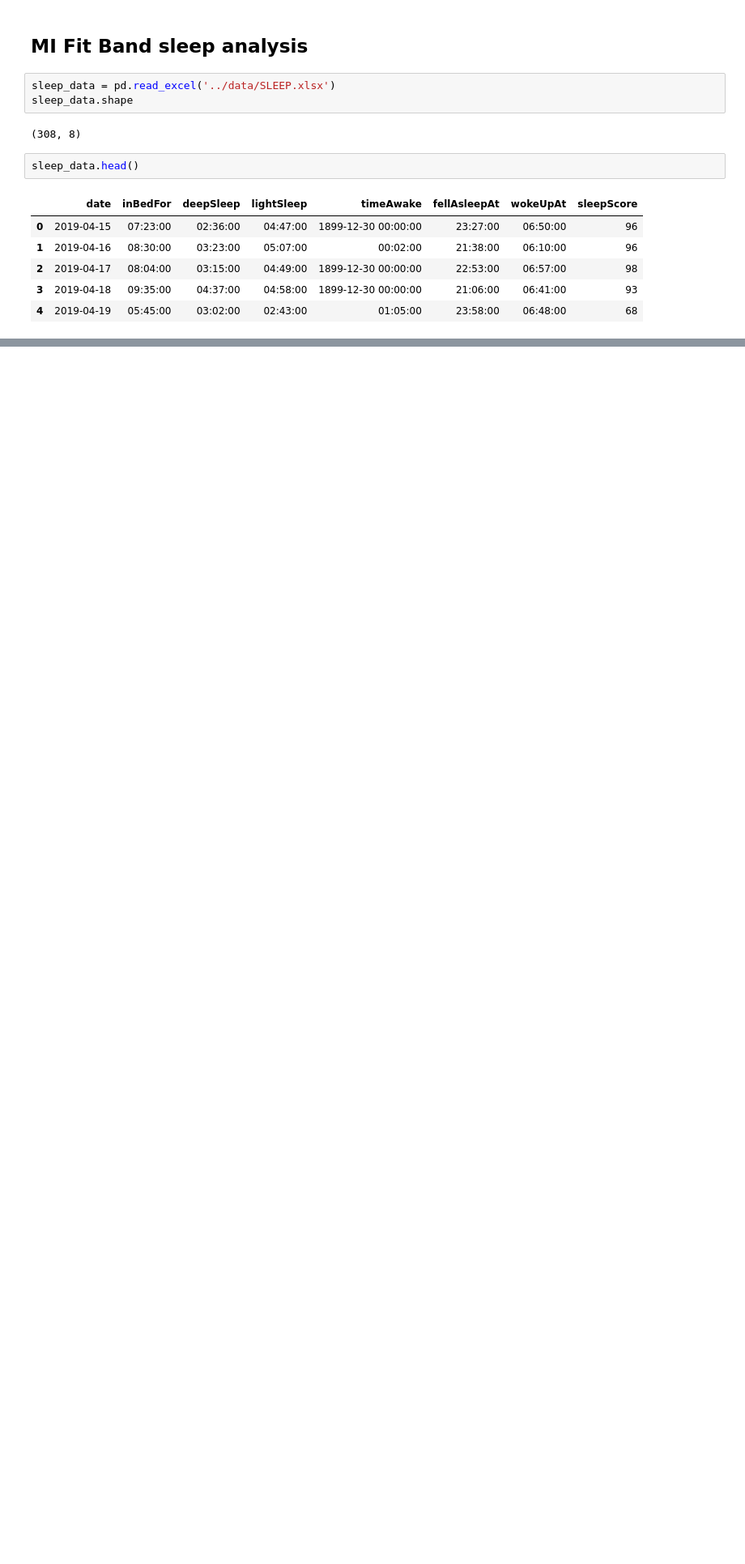
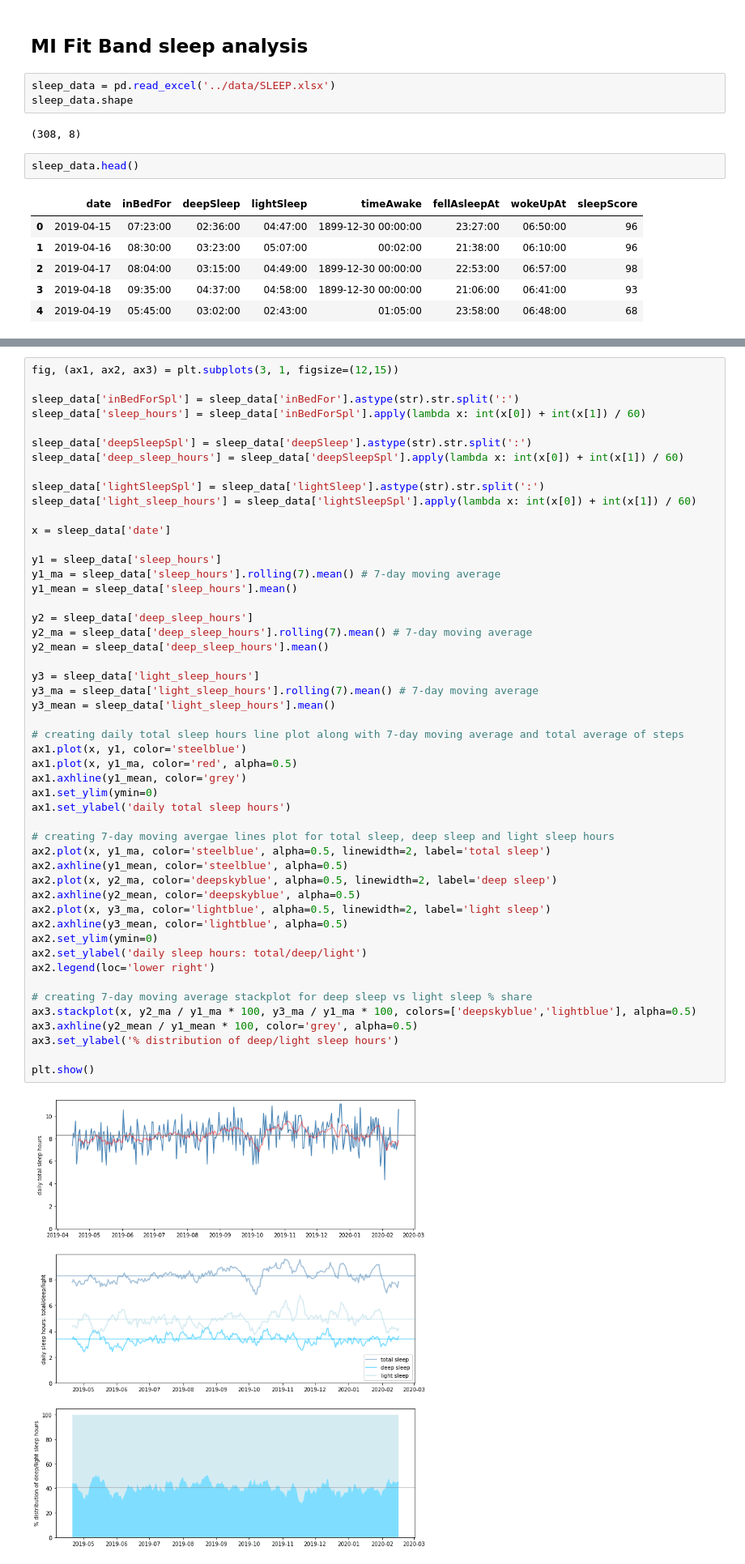
Before and after one commit to dariustamasauskas/MI-Fit-Band, a Jupyter notebook: Analysis/MI_Fit_Band.ipynb, the cells around one changed output, grey strips where cells are left out. Shown at 81% size. Saved outputs shown, nothing was run; the diff lists cells and outputs as text; blank space fills up the shorter version.

```diff
--- a/Analysis/MI_Fit_Band.ipynb
+++ b/Analysis/MI_Fit_Band.ipynb
@@ -261,0 +300,52 @@ sleep_data.head()
+# %%
+fig, (ax1, ax2, ax3) = plt.subplots(3, 1, figsize=(12,15))
+
+sleep_data['inBedForSpl'] = sleep_data['inBedFor'].astype(str).str.split(':')
+sleep_data['sleep_hours'] = sleep_data['inBedForSpl'].apply(lambda x: int(x[0]) + int(x[1]) / 60)
+
+sleep_data['deepSleepSpl'] = sleep_data['deepSleep'].astype(str).str.split(':')
+sleep_data['deep_sleep_hours'] = sleep_data['deepSleepSpl'].apply(lambda x: int(x[0]) + int(x[1]) / 60)
+
+sleep_data['lightSleepSpl'] = sleep_data['lightSleep'].astype(str).str.split(':')
+sleep_data['light_sleep_hours'] = sleep_data['lightSleepSpl'].apply(lambda x: int(x[0]) + int(x[1]) / 60)
+
+x = sleep_data['date']
+
+y1 = sleep_data['sleep_hours']
+y1_ma = sleep_data['sleep_hours'].rolling(7).mean() # 7-day moving average
+y1_mean = sleep_data['sleep_hours'].mean()
+
+y2 = sleep_data['deep_sleep_hours']
+y2_ma = sleep_data['deep_sleep_hours'].rolling(7).mean() # 7-day moving average
+y2_mean = sleep_data['deep_sleep_hours'].mean()
+
+y3 = sleep_data['light_sleep_hours']
+y3_ma = sleep_data['light_sleep_hours'].rolling(7).mean() # 7-day moving average
+y3_mean = sleep_data['light_sleep_hours'].mean()
+
+# creating daily total sleep hours line plot along with 7-day moving average and total average of steps
+ax1.plot(x, y1, color='steelblue')
+ax1.plot(x, y1_ma, color='red', alpha=0.5)
+ax1.axhline(y1_mean, color='grey')
+ax1.set_ylim(ymin=0)
+ax1.set_ylabel('daily total sleep hours')
+
+# creating 7-day moving avergae lines plot for total sleep, deep sleep and light sleep hours
+ax2.plot(x, y1_ma, color='steelblue', alpha=0.5, linewidth=2, label='total sleep')
+ax2.axhline(y1_mean, color='steelblue', alpha=0.5)
+ax2.plot(x, y2_ma, color='deepskyblue', alpha=0.5, linewidth=2, label='deep sleep')
+ax2.axhline(y2_mean, color='deepskyblue', alpha=0.5)
+ax2.plot(x, y3_ma, color='lightblue', alpha=0.5, linewidth=2, label='light sleep')
+ax2.axhline(y3_mean, color='lightblue', alpha=0.5)
+ax2.set_ylim(ymin=0)
+ax2.set_ylabel('daily sleep hours: total/deep/light')
+ax2.legend(loc='lower right')
+
+# creating 7-day moving average stackplot for deep sleep vs light sleep % share
+ax3.stackplot(x, y2_ma / y1_ma * 100, y3_ma / y1_ma * 100, colors=['deepskyblue','lightblue'], alpha=0.5)
+ax3.axhline(y2_mean / y1_mean * 100, color='grey', alpha=0.5)
+ax3.set_ylabel('% distribution of deep/light sleep hours')
+
+plt.show()
+# %% [output]
+[figure, added]
```
Also changed, not shown: parts of 36 cells of this notebook.
